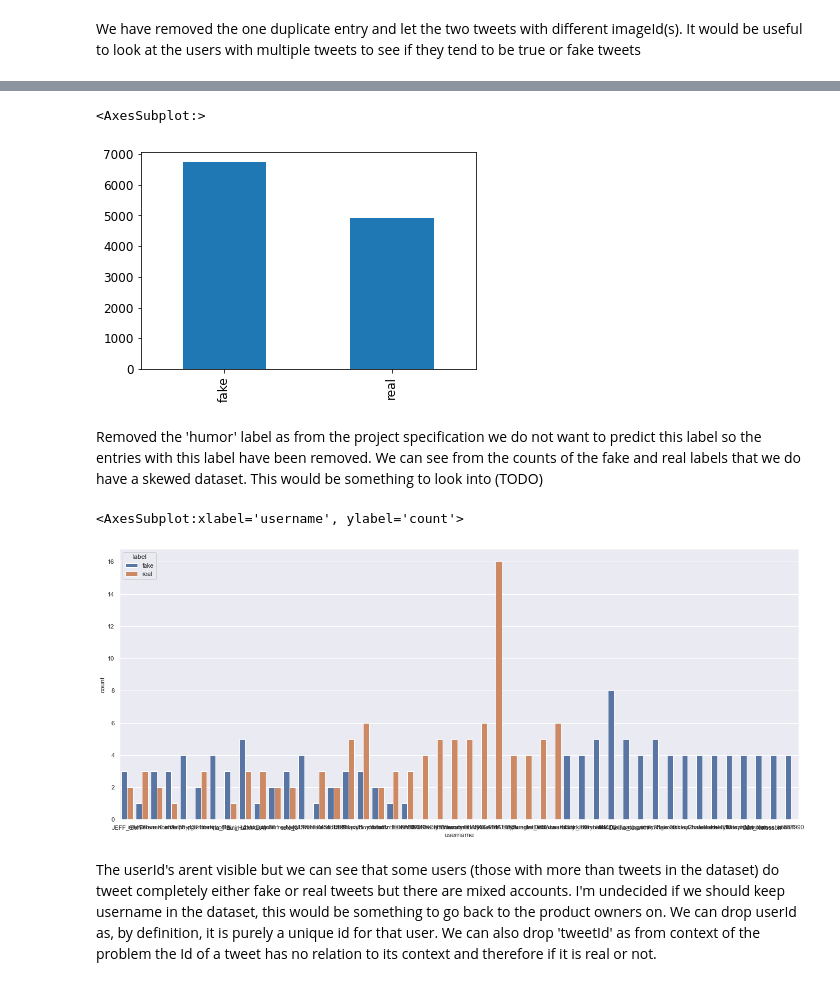
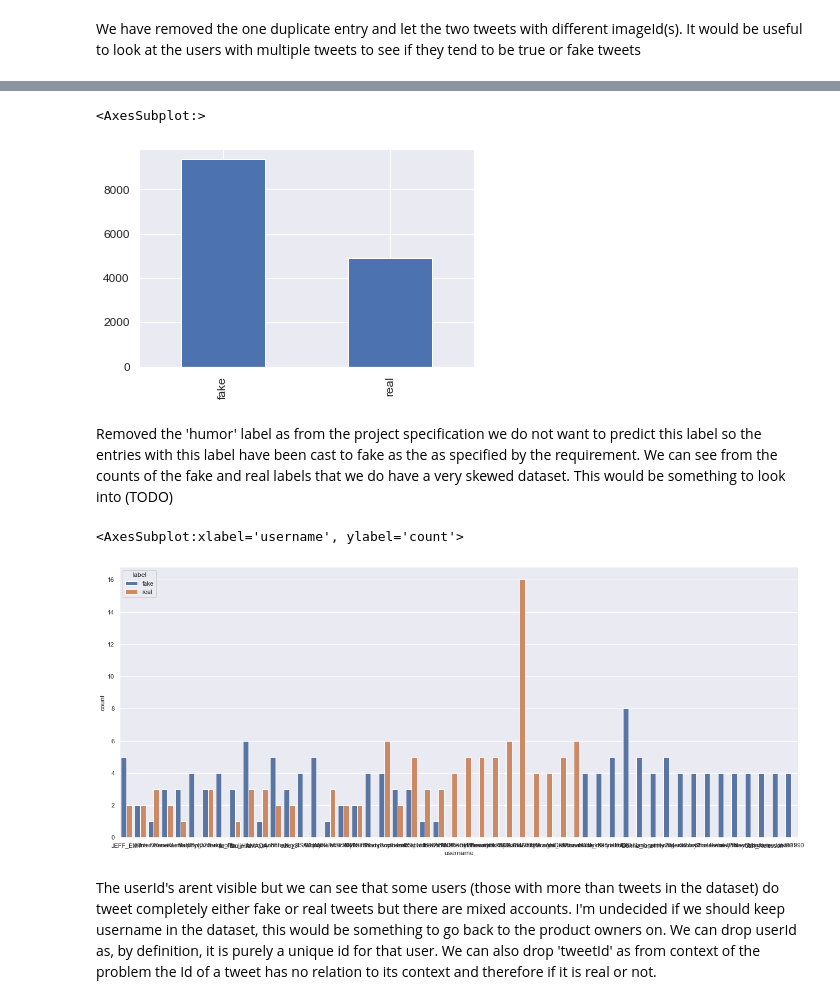
Before and after one commit to wjsavage/tweet-prediction, a Jupyter notebook: tweets.ipynb, the cells around one changed output, grey strips where cells are left out. Drawn from its saved outputs; the diff is of its cells as text; code cells hidden in the pictures.

Commit message:
Created column of real or fake from imageId(s)

```diff
--- a/tweets.ipynb
+++ b/tweets.ipynb
@@ -166,11 +167,11 @@ data_raw['label'].value_counts().plot(kind='bar')
 # %%
-data_raw = data_raw.drop(data_raw[data_raw['label'] == 'humor'].index)
+data_raw['label'] = data_raw['label'].replace({'humor':'fake'})
 data_raw['label'].value_counts().plot(kind='bar')
 # %% [output]
 <AxesSubplot:>
-[figure, old version]
+[figure, new version]
 # %% [markdown]
-Removed the 'humor' label as from the project specification we do not want to predict this label so the entries with this label have been removed. We can see from the counts of the fake and real labels that we do have a skewed dataset. This would be something to look into (TODO)
+Removed the 'humor' label as from the project specification we do not want to predict this label so the entries with this label have been cast to fake as the as specified by the requirement. We can see from the counts of the fake and real labels that we do have a very skewed dataset. This would be something to look into (TODO)
 # %%
 freq_users = data_raw.groupby('username').filter(lambda x : len(x) > 3)
 freq_users.head()
@@ -180,7 +181,7 @@ sns.set(rc={'figure.figsize':(22,9)})
 sns.countplot(x="username", hue='label', data=freq_users)
 # %% [output]
 <AxesSubplot:xlabel='username', ylabel='count'>
-[figure, old version]
+[figure, new version]
 # %% [markdown]
 The userId's arent visible but we can see that some users (those with more than tweets in the dataset) do tweet completely either fake or real tweets but there are mixed accounts. I'm undecided if we should keep username in the dataset, this would be something to go back to the product owners on. We can drop userId as, by definition, it is purely a unique id for that user. We can also drop 'tweetId' as from context of the problem the Id of a tweet has no relation to its context and therefore if it is real or not.
 # %%
```
Also changed, not shown: parts of 12 cells of this notebook.
